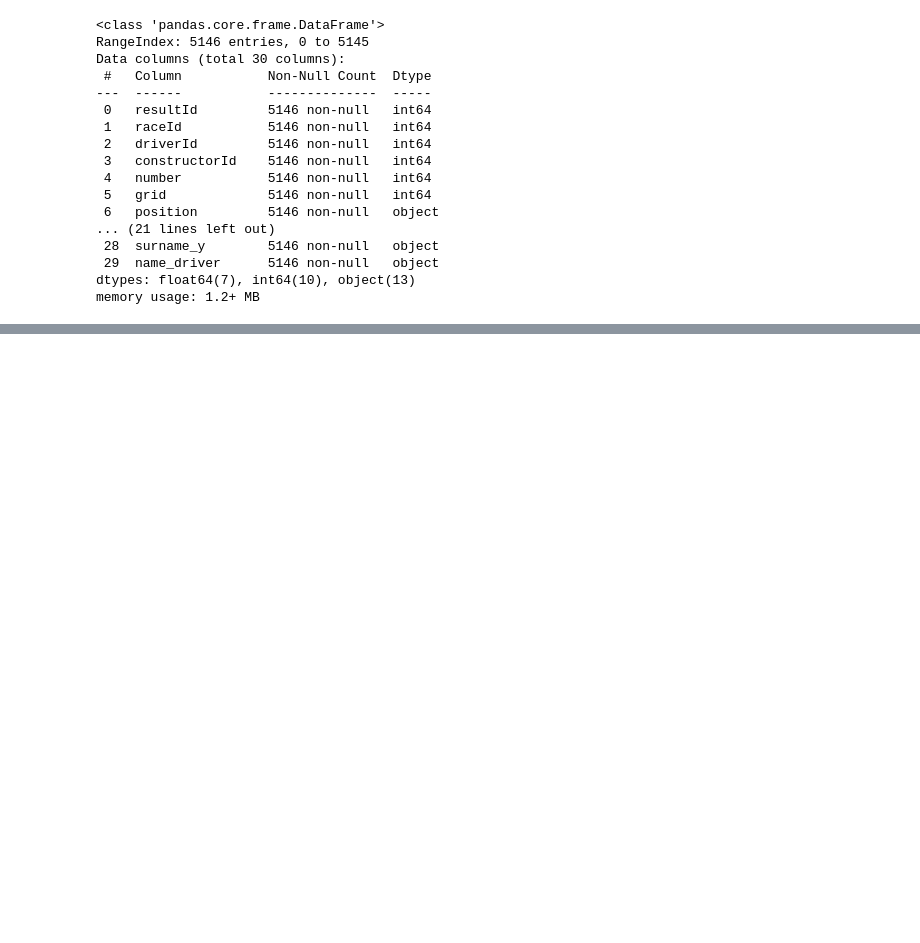
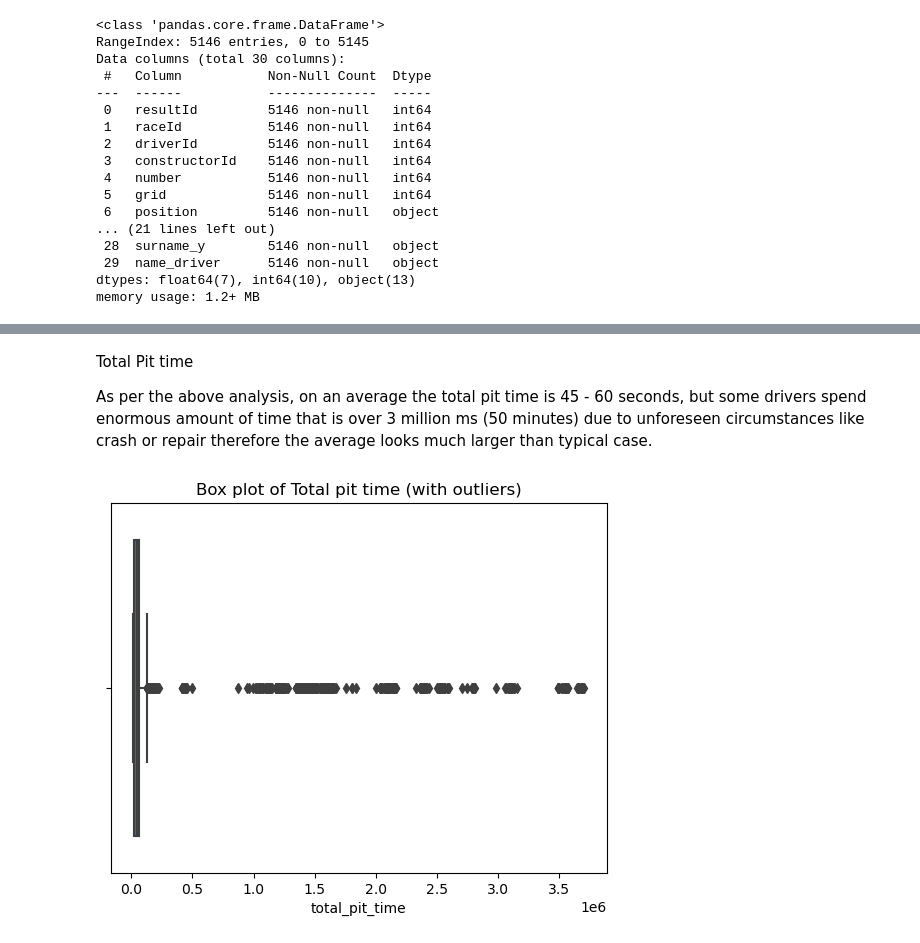
Before and after one commit to mahaejaz2699/Dissertation, a Jupyter notebook: data.ipynb, the cells around one changed output, grey strips where cells are left out. Saved outputs shown, nothing was run; the diff lists cells and outputs as text; code cells hidden in the pictures; blank space fills up the shorter version.

```diff
--- a/data.ipynb
+++ b/data.ipynb
@@ -288,0 +489,14 @@ memory usage: 1.2+ MB
+# %% [markdown]
+Total Pit time
+
+As per the above analysis, on an average the total pit time is 45 - 60 seconds, but some drivers spend enormous amount of time that is over 3 million ms (50 minutes) due to unforeseen circumstances like crash or repair therefore the average looks much larger than typical case.
+# %%
+import seaborn as sns
+import matplotlib.pyplot as plt
+import numpy as np
+
+sns.boxplot(x=df['total_pit_time'])
+plt.title('Box plot of Total pit time (with outliers)')
+plt.show()
+# %% [output]
+[figure, added]
```
Also changed, not shown: parts of 34 cells of this notebook.
